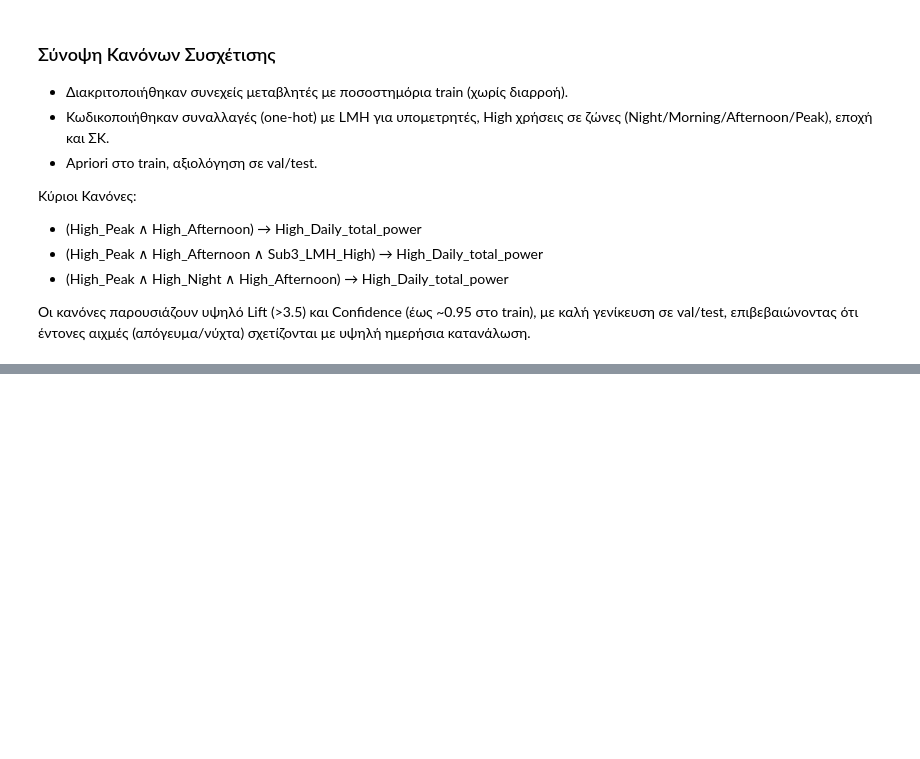
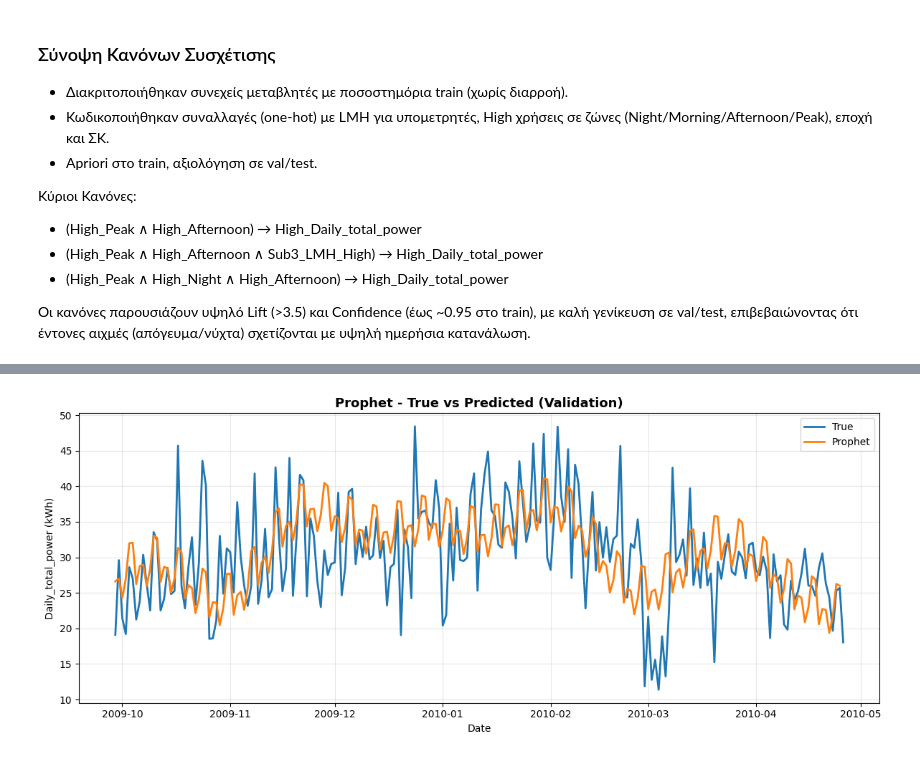
Before and after one commit to KostasPapadogiannis/energy-consumption-mining, a Jupyter notebook: notebooks/modeling.ipynb, the cells around one changed output, grey strips where cells are left out. Drawn from its saved outputs; the diff is of its cells as text; code cells hidden in the pictures; blank space fills up the shorter version.

```diff
--- a/notebooks/modeling.ipynb
+++ b/notebooks/modeling.ipynb
@@ -2934,0 +3017,80 @@ print("\n🎉 Improved visualizations created successfully!")
+# %%
+# Prophet - Εκπαίδευση σε Train και Αξιολόγηση σε Validation
+import numpy as np
+import matplotlib.pyplot as plt
+from sklearn.metrics import mean_absolute_error, mean_squared_error
+from prophet import Prophet  # διασφάλιση ότι υπάρχει στο namespace
+
+# Helper: MAPE με προστασία σε μηδενικά
+def mape(y_true, y_pred):
+    y_true = np.array(y_true)
+    y_pred = np.array(y_pred)
+    nonzero = y_true != 0
+    y_true = y_true[nonzero]
+    y_pred = y_pred[nonzero]
+    return np.mean(np.abs((y_true - y_pred) / y_true)) * 100
+
+# 1) Fit Prophet στο Train
+m_val = Prophet(
+    weekly_seasonality=True,
+    yearly_seasonality=True,
+    daily_seasonality=False,
+    seasonality_mode='additive'
+)
+m_val.fit(train_p)
+
+# 2) Forecast για Val ορίζοντα
+val_h = len(val_p)
+future_val = m_val.make_future_dataframe(periods=val_h, freq='D', include_history=True)
+fc_val = m_val.predict(future_val)
+
+# Κρατάμε μόνο τις ημέρες του validation
+fc_val_tail = fc_val.tail(val_h)[['ds', 'yhat', 'yhat_lower', 'yhat_upper']].reset_index(drop=True)
+val_eval = val_p[['ds', 'y']].merge(fc_val_tail, on='ds', how='left')
+
+# Ασφάλεια: drop τυχόν NaN πριν τις μετρικές
+val_eval_metrics = val_eval.dropna(subset=['y', 'yhat']).copy()
+
+# 3) Μετρικές (RMSE = sqrt(MSE) για συμβατότητα με παλιότερα sklearn)
+rmse_val = float(np.sqrt(mean_squared_error(val_eval_metrics['y'], val_eval_metrics['yhat'])))
+mape_val = mape(val_eval_metrics['y'], val_eval_metrics['yhat'])
+mae_val = mean_absolute_error(val_eval_metrics['y'], val_eval_metrics['yhat'])
+print(f"Validation RMSE: {rmse_val:.3f}")
+print(f"Validation MAPE: {mape_val:.2f}%")
+print(f"Validation MAE:  {mae_val:.3f}")
+
+# 4) Αποθήκευση προβλέψεων
+val_out_csv = RESULTS_DIR / 'prophet_validation_predictions.csv'
+val_eval = val_eval.rename(columns={'y': 'y_true', 'yhat': 'y_pred'})
+val_eval['residual'] = val_eval['y_true'] - val_eval['y_pred']
+val_eval.to_csv(val_out_csv, index=False)
+print(f"💾 Saved validation predictions → {val_out_csv}")
+
+# 5) Οπτικοποιήσεις (True vs Pred, Residuals)
+plt.figure(figsize=(12,5))
+plt.plot(val_eval['ds'], val_eval['y_true'], label='True', linewidth=2)
+plt.plot(val_eval['ds'], val_eval['y_pred'], label='Prophet', linewidth=2)
+plt.title('Prophet - True vs Predicted (Validation)', fontsize=13, fontweight='bold')
+plt.xlabel('Date')
+plt.ylabel('Daily_total_power (kWh)')
+plt.legend()
+plt.grid(alpha=0.3)
+plt.tight_layout()
+val_plot_path = RESULTS_DIR / 'prophet_true_vs_pred_validation.png'
+plt.savefig(val_plot_path, dpi=300, bbox_inches='tight')
+plt.show()
+print(f"🖼️ Saved plot → {val_plot_path}")
+
+plt.figure(figsize=(10,4))
+plt.plot(val_eval['ds'], val_eval['residual'], color='crimson')
+plt.axhline(0, color='black', linewidth=1)
+plt.title('Prophet - Residuals over time (Validation)', fontsize=13, fontweight='bold')
+plt.xlabel('Date')
+plt.ylabel('Residual (kWh)')
+plt.grid(alpha=0.3)
+plt.tight_layout()
+val_res_plot = RESULTS_DIR / 'prophet_residuals_validation.png'
+plt.savefig(val_res_plot, dpi=300, bbox_inches='tight')
+plt.show()
+print(f"🖼️ Saved plot → {val_res_plot}")
+# %% [output]
@@ -2934,0 +3103 @@ print("\n🎉 Improved visualizations created successfully!")
+[figure, added]
```
Also changed, not shown: parts of 7 cells of this notebook, 6 other files.
